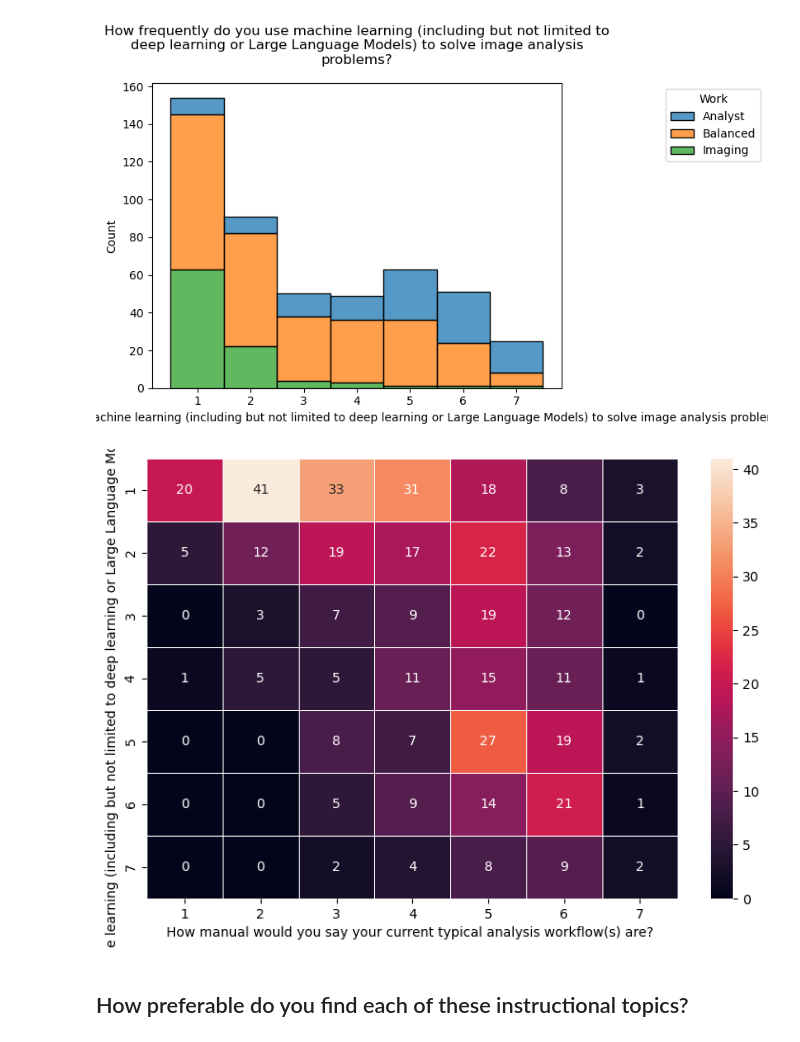
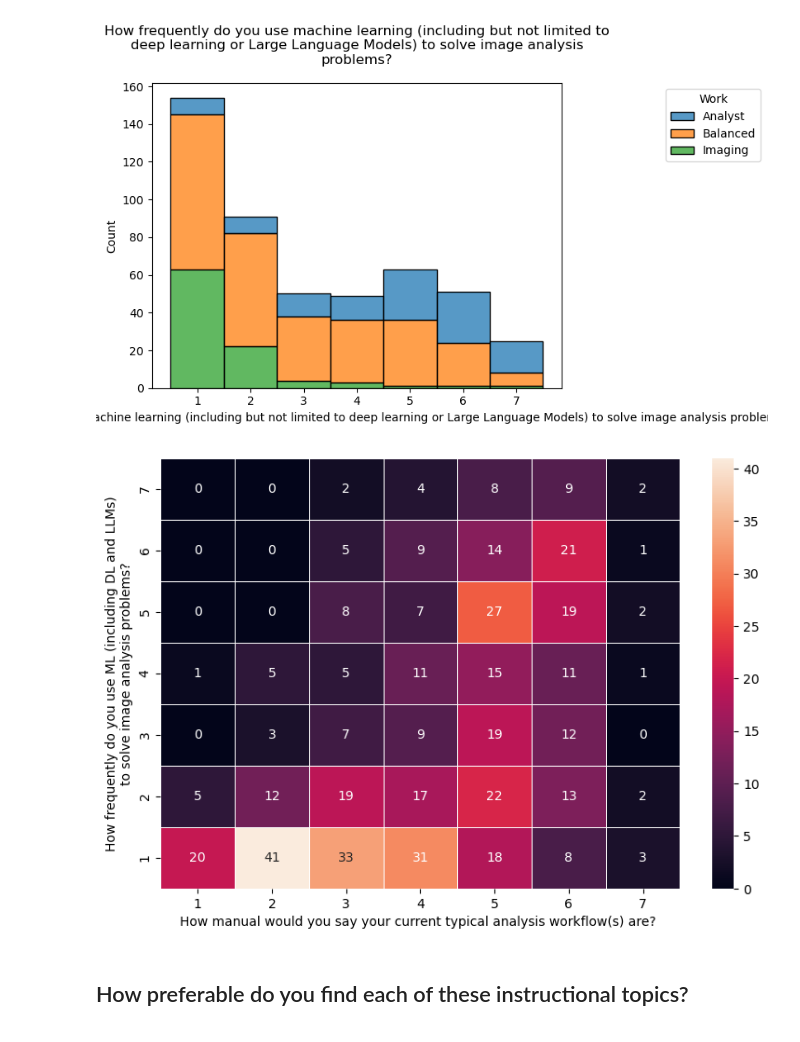
Before and after one commit to COBA-NIH/2024_Bridging_Imaging_Users_to_Imaging_Analysis_Survey, a Jupyter notebook: 3_Learning.ipynb, the cells around one changed output. Cells and saved outputs as stored; diff of their text form; code cells hidden in the pictures.

Commit message:
cleanup heatmaps

```diff
--- a/3_Learning.ipynb
+++ b/3_Learning.ipynb
@@ -255,14 +253,16 @@ multiple="stack")
 # %%
 col1 = 'How frequently do you use machine learning (including but not limited to deep learning or Large Language Models) to solve image analysis problems?'
 col2 = 'How manual would you say your current typical analysis workflow(s) are? '
 df = data[[col1, col2]].dropna()
 df = df.astype('int').astype('category')
 df = df.value_counts().to_frame().reset_index().pivot(index=col1, columns=col2, values="count").fillna(0)
 f, ax = plt.subplots(figsize=(9, 6))
-sns.heatmap(df, annot=True, linewidths=.5, ax=ax)
+ax = sns.heatmap(df, annot=True, linewidths=.5, ax=ax)
+ax.invert_yaxis()
+ax.set_ylabel('How frequently do you use ML (including DL and LLMs)\nto solve image analysis problems?')
 plt.savefig('figures/ML_vs_Manual_Workflow.png')
 # %% [output]
-[figure, old version]
+[figure, new version]
 # %% [markdown]
 ## How preferable do you find each of these instructional topics?
 # %%
```
Also changed, not shown: parts of 2 cells of this notebook, 2 other files.
